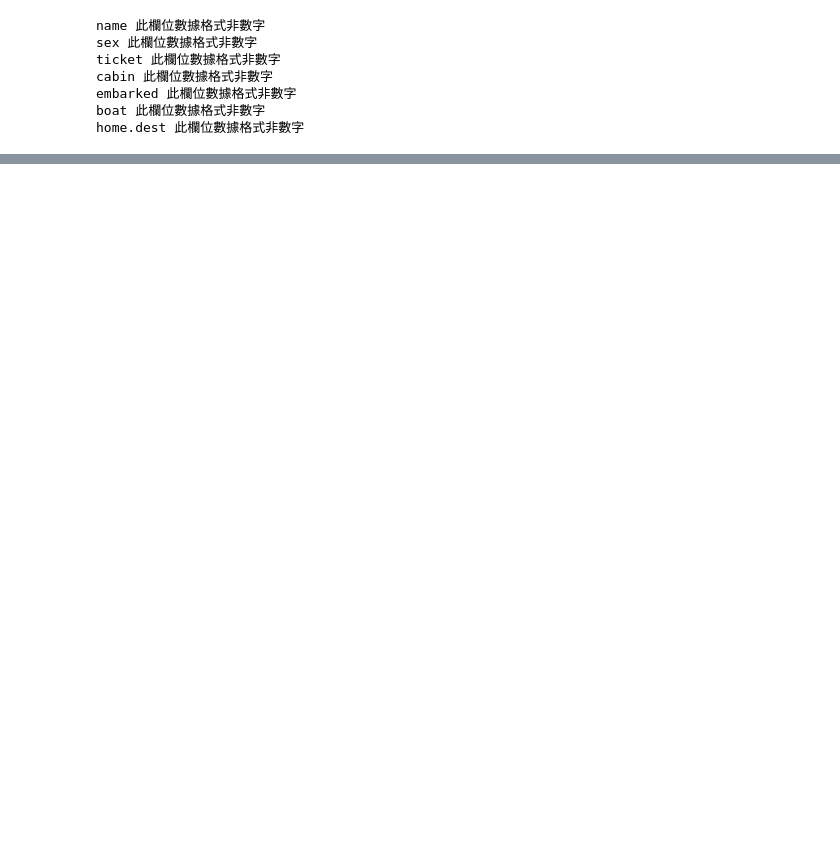
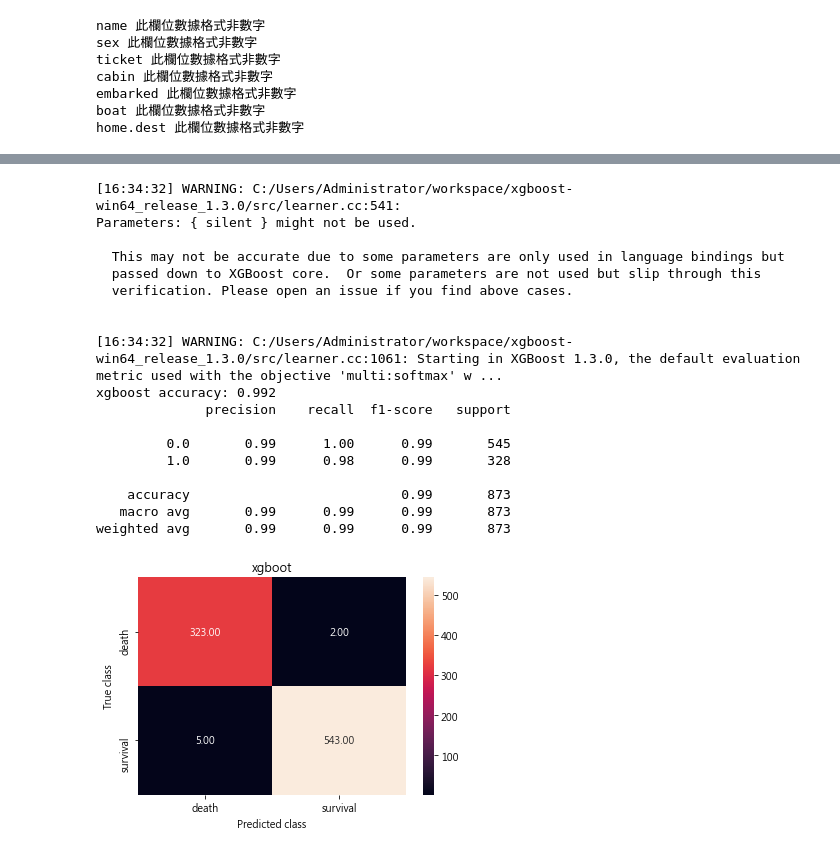
Before and after one commit to autotntfan/Design-practice-and-applications-of-machine-learning, a Jupyter notebook: HW10/HW10.ipynb, the cells around one changed output, grey strips where cells are left out. Drawn from its saved outputs; the diff is of its cells as text; code cells hidden in the pictures; blank space fills up the shorter version.

```diff
--- a/HW10/HW10.ipynb
+++ b/HW10/HW10.ipynb
@@ -302,0 +509,63 @@ ModuleNotFoundError: No module named 'xgboost'
+# %%
+from sklearn.metrics import accuracy_score
+from sklearn import preprocessing
+from sklearn import metrics
+from xgboost import XGBClassifier
+import xgboost as xgb
+from xgboost import plot_importance
+
+#使用XgBoost來預測train的survivied，並且畫出confusion_matrix
+params = {
+    'booster': 'gbtree',
+    'objective': 'multi:softmax',
+    'num_class': 3,
+    'gamma': 0.1,
+    'max_depth': 6,
+    'lambda': 2,
+    'subsample': 0.7,
+    'colsample_bytree': 0.7,
+    'min_child_weight': 3,
+    'silent': 1,
+    'eta': 0.1,
+    'seed': 1000,
+    'nthread': 4,
+}
+
+plst = list(params.items())
+dtrain = xgb.DMatrix(data_train, y_train)
+num_rounds = 500
+model = xgb.train(plst, dtrain, num_rounds)
+
+# 對測試集進行預測
+dtest = xgb.DMatrix(data_train)
+ans = model.predict(dtest)
+Score = accuracy_score(y_train, ans)
+print('xgboost accuracy: {:.3f}'.format(Score))
+print (metrics.classification_report(y_train, ans) )
+
+xgboot_map = metrics.confusion_matrix(ans, y_train, [1,0])
+sns.heatmap(xgboot_map, annot=True, fmt='.2f',xticklabels = ["death", "survival"] , yticklabels = ["death", "survival"] )
+plt.ylabel('True class')
+plt.xlabel('Predicted class')
+plt.title('xgboot')
+plt.savefig('xgboot')
+# %% [output]
+[16:34:32] WARNING: C:/Users/Administrator/workspace/xgboost-win64_release_1.3.0/src/learner.cc:541:
+Parameters: { silent } might not be used.
+
+  This may not be accurate due to some parameters are only used in language bindings but
+  passed down to XGBoost core.  Or some parameters are not used but slip through this
+  verification. Please open an issue if you find above cases.
+
+
+[16:34:32] WARNING: C:/Users/Administrator/workspace/xgboost-win64_release_1.3.0/src/learner.cc:1061: Starting in XGBoost 1.3.0, the default evaluation metric used with the objective 'multi:softmax' w ...
+xgboost accuracy: 0.992
+              precision    recall  f1-score   support
+
+         0.0       0.99      1.00      0.99       545
+         1.0       0.99      0.98      0.99       328
+
+    accuracy                           0.99       873
+   macro avg       0.99      0.99      0.99       873
+weighted avg       0.99      0.99      0.99       873
+[figure, added]
```
Also changed, not shown: parts of 34 cells of this notebook, 4 other files.
